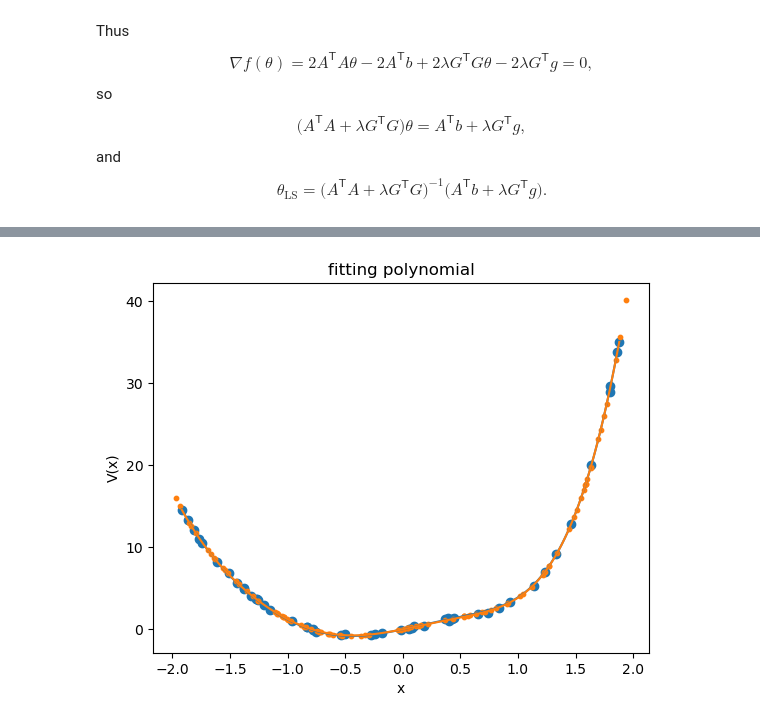
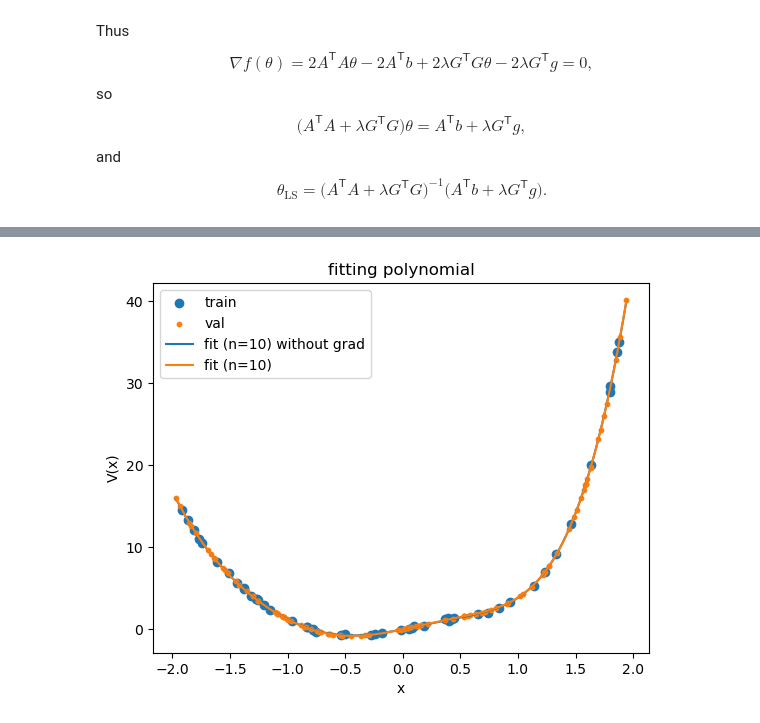
Before and after one commit to Shengyuan-Liu/MATH60005_Optimisation_cw, a Jupyter notebook: part1.ipynb, the cells around one changed output, grey strips where cells are left out. Cells and saved outputs as stored; diff of their text form; code cells hidden in the pictures.

```diff
--- a/part1.ipynb
+++ b/part1.ipynb
@@ -252,7 +252,7 @@ mses_grad = []
 thetas_grad = {}
 n_optim_grad = None
 least_valid_mse = float('inf')
-lamb = 0.1
+lamb = 0.2
 for n in ns:
     theta_grad, valid_mse_grad, train_mse_grad = fit_with_grad(n, x_grad, y_grad, g_grad, x_valid, y_valid, lamb=lamb)
     if valid_mse_grad < least_valid_mse:
@@ -277,17 +308,20 @@ n* = 10, MSE = 0.0003868050423748018
 # %%
 if n_optim_grad is not None:
     theta_grad = thetas_grad[n_optim_grad]
-    grid = np.linspace(x_grad.min(), x_grad.max(), 400)
+    grid = np.linspace(x_valid.min(), x_valid.max(), 400)
     yhat_grad = np.vander(grid, n_optim_grad, increasing=True) @ theta_grad
+    theta = thetas[n_optim_grad]
+    yhat = np.vander(grid, n_optim_grad, increasing=True) @ theta
 
     plt.figure()
     plt.scatter(x_grad, y_grad, label='train')
     plt.scatter(x_valid, y_valid, s=10, label='val')
+    plt.plot(grid, yhat, label=f'fit (n={n_optim_grad}) without grad')
     plt.plot(grid, yhat_grad, label=f'fit (n={n_optim_grad})')
-    plt.plot(grid, yhat, label=f'fit (n={n_optim}) without grad')
+    plt.legend()
     plt.xlabel('x')
     plt.ylabel('V(x)')
     plt.title('fitting polynomial')
     plt.show()
 # %% [output]
-[figure, old version]
+[figure, new version]
```
Also changed, not shown: parts of 3 cells of this notebook, 1 other file.
